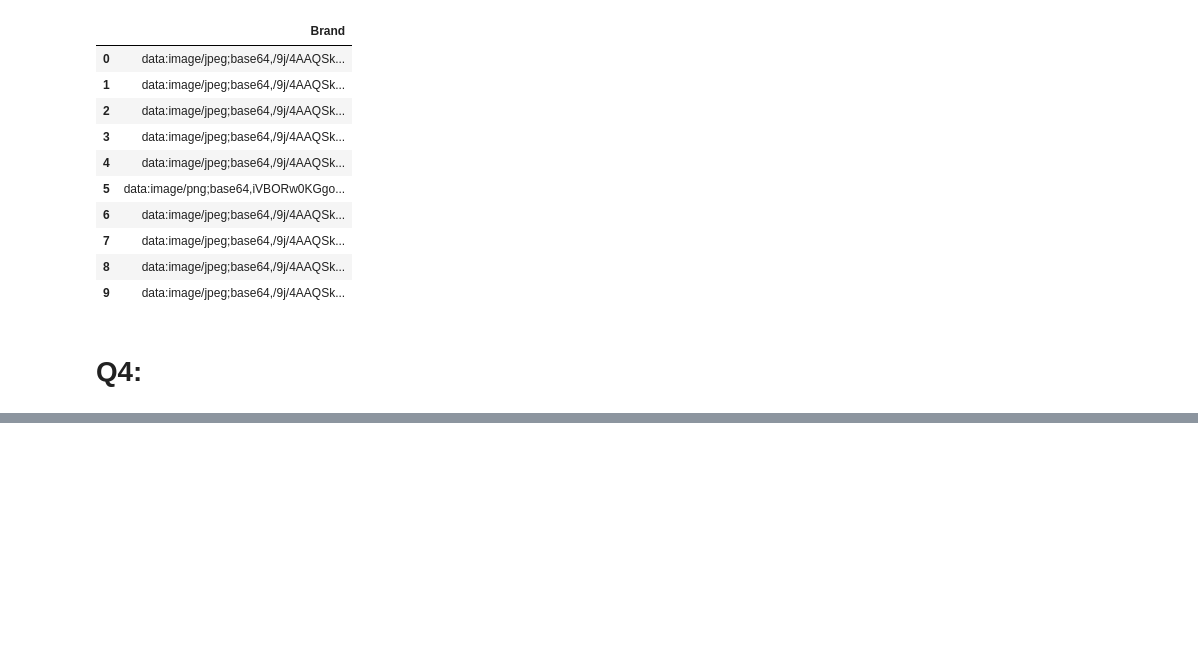
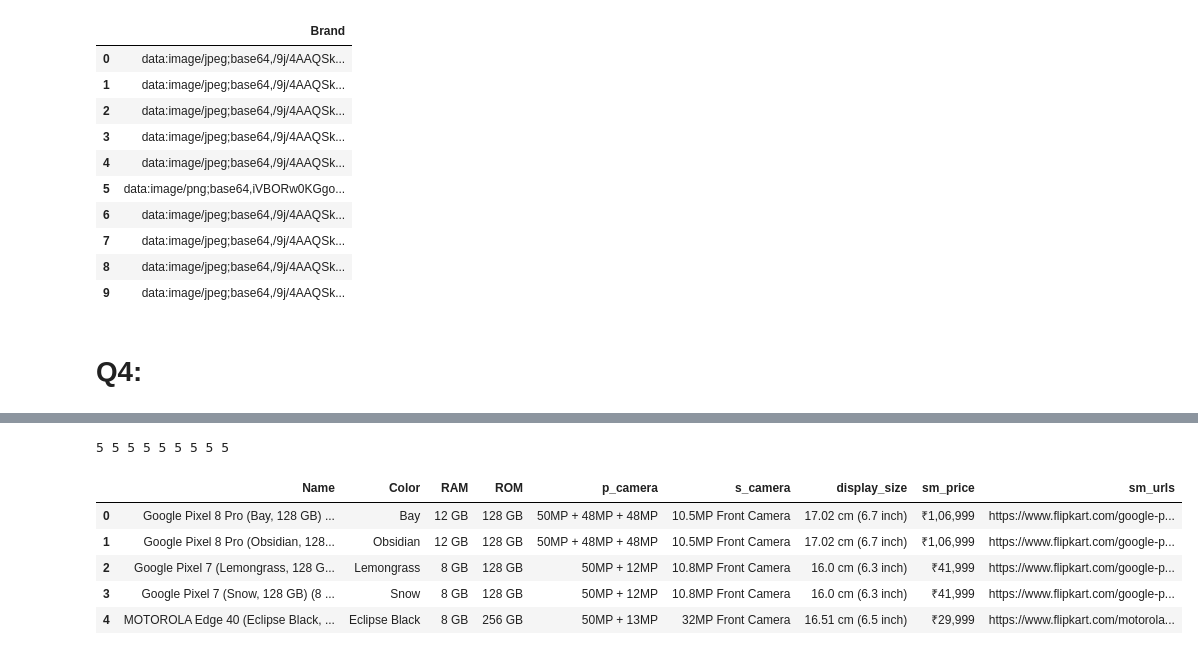
Before and after one commit to Puru2016/internship, a Jupyter notebook: WebScrapping-3/WebScraping3-tasks.ipynb, the cells around one changed output, grey strips where cells are left out. Cells and saved outputs as stored; diff of their text form; code cells hidden in the pictures; blank space fills up the shorter version.

```diff
--- a/WebScrapping-3/WebScraping3-tasks.ipynb
+++ b/WebScrapping-3/WebScraping3-tasks.ipynb
@@ -221,0 +248,27 @@ for i in range(10):
+# %%
+#Smartphone name
+#Colour
+#RAM
+#Storage(ROM)
+#Primary Camera
+#Secondary Camera
+#Display Size
+#Price
+
+
+#Brand Name
+#Battery Capacity
+#Product URL
+
+product_urls =[]
+
+urls = driver.find_elements(By.XPATH,'//a[@class="_1fQZEK"]')
+
+for url in urls[0:5]:
+    #print(url.get_attribute("href"))
+    product_urls.append(url.get_attribute("href"))
+
+product_urls
+
+df = pd.DataFrame(product_urls)
+df
@@ -221,0 +388,26 @@ for i in range(10):
+# %%
+print(len(sm_name),len(sm_color),len(sm_ram),len(sm_rom),len(p_camera),len(s_camera),len(display_size),len(sm_price),len(sm_urls))
+# %% [output]
+5 5 5 5 5 5 5 5 5
+# %%
+df = pd.DataFrame(
+    {
+        'Name':sm_name,
+        'Color':sm_color,
+        'RAM':sm_ram,
+        'ROM':sm_rom,
+        'p_camera':p_camera,
+        's_camera':s_camera,
+        'display_size':display_size,
+        'sm_price':sm_price,
+        'sm_urls':sm_urls
+    }
+)
+df
+# %% [output]
+|  | Name | Color | RAM | ROM | p_camera | s_camera | display_size | sm_price | sm_urls |
+| 0 | Google Pixel 8 Pro (Bay, 128 GB) ... | Bay | 12 GB | 128 GB | 50MP + 48MP + 48MP | 10.5MP Front Camera | 17.02 cm (6.7 inch) | ₹1,06,999 | https://www.flipkart.com/google-p... |
+| 1 | Google Pixel 8 Pro (Obsidian, 128... | Obsidian | 12 GB | 128 GB | 50MP + 48MP + 48MP | 10.5MP Front Camera | 17.02 cm (6.7 inch) | ₹1,06,999 | https://www.flipkart.com/google-p... |
+| 2 | Google Pixel 7 (Lemongrass, 128 G... | Lemongrass | 8 GB | 128 GB | 50MP + 12MP | 10.8MP Front Camera | 16.0 cm (6.3 inch) | ₹41,999 | https://www.flipkart.com/google-p... |
+| 3 | Google Pixel 7 (Snow, 128 GB) (8 ... | Snow | 8 GB | 128 GB | 50MP + 12MP | 10.8MP Front Camera | 16.0 cm (6.3 inch) | ₹41,999 | https://www.flipkart.com/google-p... |
+| 4 | MOTOROLA Edge 40 (Eclipse Black, ... | Eclipse Black | 8 GB | 256 GB | 50MP + 13MP | 32MP Front Camera | 16.51 cm (6.5 inch) | ₹29,999 | https://www.flipkart.com/motorola... |
```
Also changed, not shown: parts of 13 cells of this notebook.
